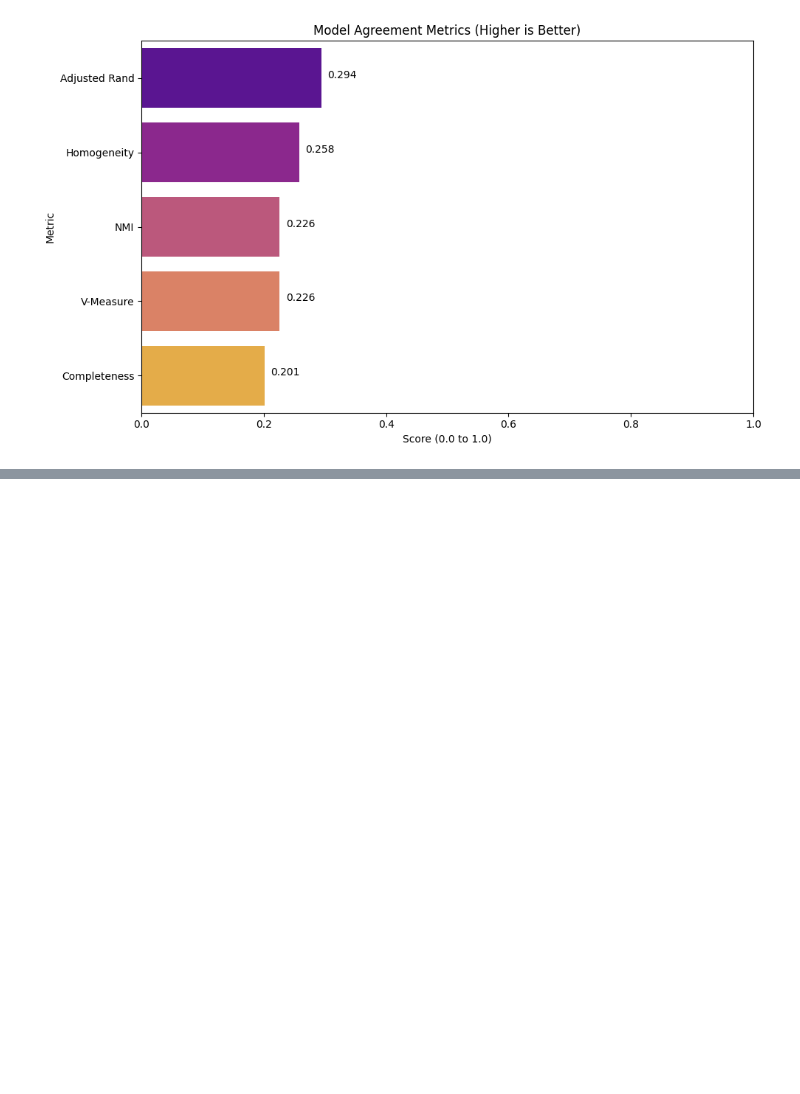
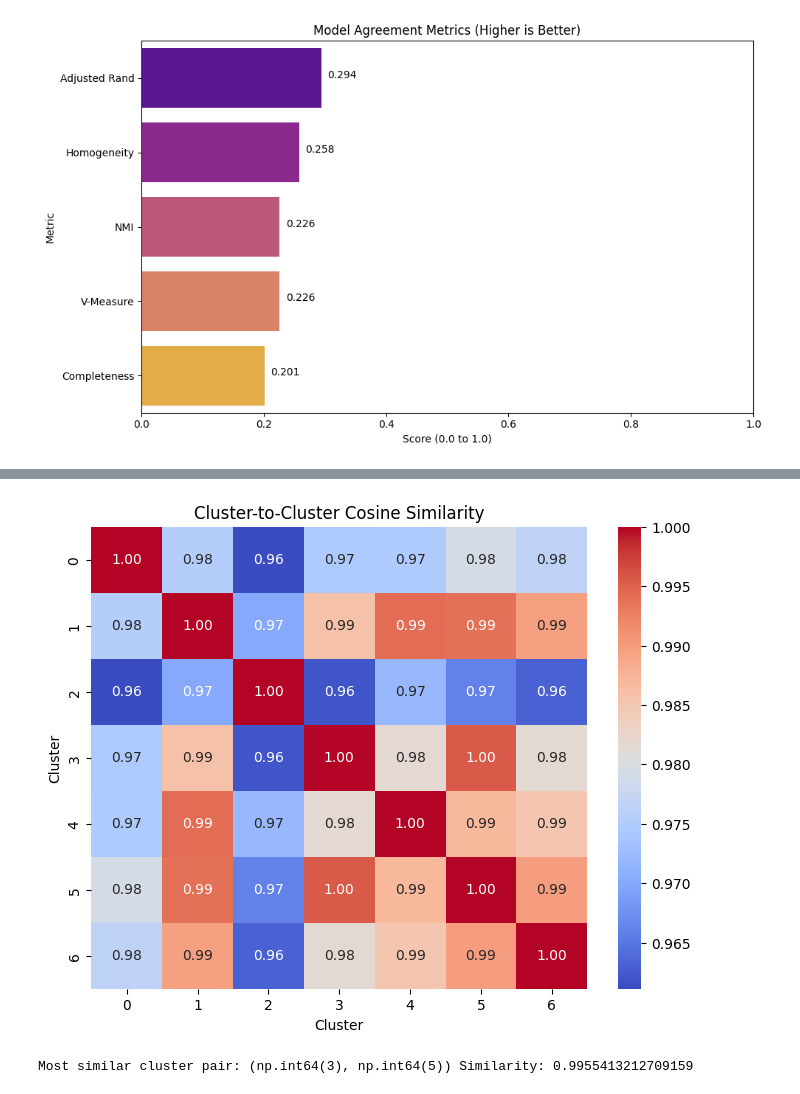
Before and after one commit to raz0208/Embedding-Analysis-and-Topic-Clustring, a Jupyter notebook: TopicModelling/EmbeddingsAnalysis_TopicClustering_ModernBERT.ipynb, the cells around one changed output, grey strips where cells are left out. Saved outputs shown, nothing was run; the diff lists cells and outputs as text; code cells hidden in the pictures; blank space fills up the shorter version.

```diff
--- a/TopicModelling/EmbeddingsAnalysis_TopicClustering_ModernBERT.ipynb
+++ b/TopicModelling/EmbeddingsAnalysis_TopicClustering_ModernBERT.ipynb
@@ -933,0 +1015,13 @@ plt.savefig('model_agreement_metrics.png')
+# %%
+# Get topic assignments (hard clustering)
+labels_ex1 = topic_data1.document_topic_matrix.argmax(axis=1)
+
+# Find number of clusters
+num_clusters1 = len(np.unique(labels_ex1))
+
+# Compute centroids
+centroids1 = np.array([
+    embeddings1[labels_ex1 == i].mean(axis=0) for i in range(num_clusters1)
+])
+
+num_clusters1, centroids1
@@ -933,0 +1043,8 @@ plt.savefig('model_agreement_metrics.png')
+# %%
+# Calculate centroid by cosine similarity
+similarity_matrix1 = cosine_similarity(centroids1)
+
+# Calculate centroid by cosine similarity
+distance_matrix1 = euclidean_distances(centroids1)
+
+similarity_matrix1, distance_matrix1
@@ -933,0 +1069,23 @@ plt.savefig('model_agreement_metrics.png')
+# %%
+plt.figure(figsize=(8, 6))
+sns.heatmap(similarity_matrix1, annot=True, fmt=".2f", cmap='coolwarm')
+plt.title("Cluster-to-Cluster Cosine Similarity")
+plt.xlabel("Cluster")
+plt.ylabel("Cluster")
+plt.show()
+# %% [output]
+[figure, added]
+# %%
+# Flatten and create DataFrame
+sim_df1 = pd.DataFrame(similarity_matrix1)
+sim_df1.columns = [f"Topic_{i}" for i in range(num_clusters1)]
+sim_df1.index = [f"Topic_{i}" for i in range(num_clusters1)]
+
+# Set diagonal to NaN to ignore self-similarity
+np.fill_diagonal(similarity_matrix1, np.nan)
+
+# Find most similar cluster pairs
+most_similar1 = np.unravel_index(np.nanargmax(similarity_matrix1), similarity_matrix1.shape)
+print("Most similar cluster pair:", most_similar1, "Similarity:", similarity_matrix1[most_similar1])
+# %% [output]
+Most similar cluster pair: (np.int64(3), np.int64(5)) Similarity: 0.9955413212709159
```
Also changed, not shown: parts of 7 cells of this notebook.
